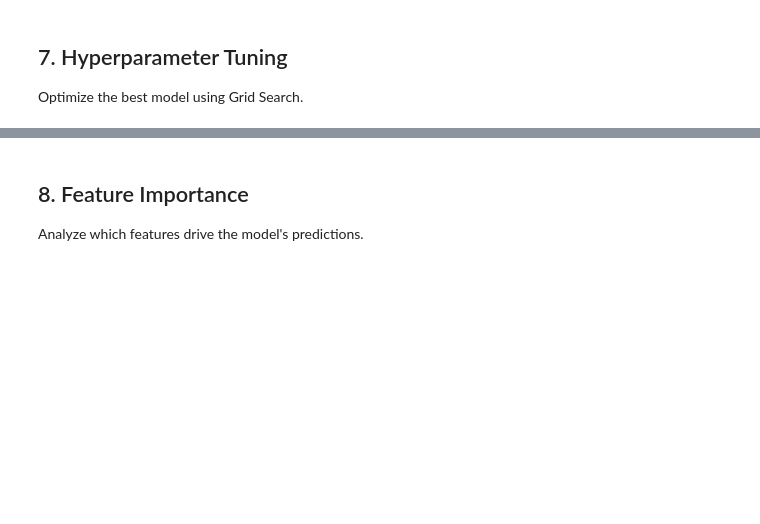
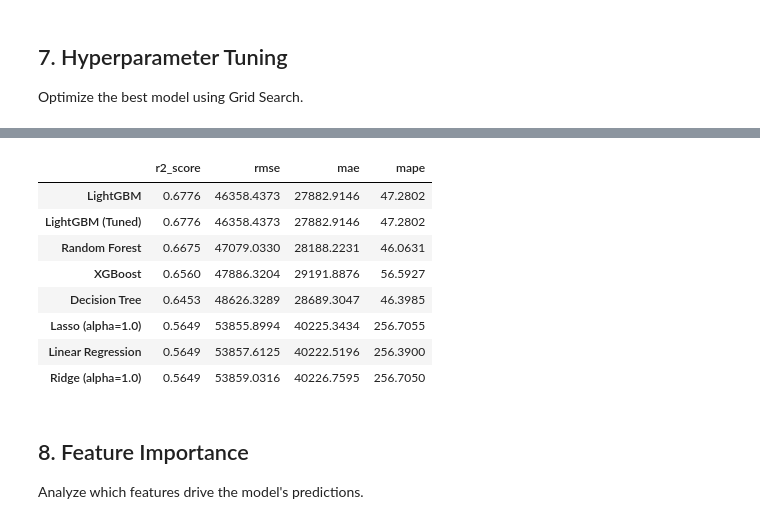
Before and after one commit to jill-break/DEM09-DS-ML--Flight-Prediction, a Jupyter notebook: notebooks/pipeline_orchestration.ipynb, the cells around one changed output, grey strips where cells are left out. Saved outputs shown, nothing was run; the diff lists cells and outputs as text; code cells hidden in the pictures; blank space fills up the shorter version.

```diff
--- a/notebooks/pipeline_orchestration.ipynb
+++ b/notebooks/pipeline_orchestration.ipynb
@@ -438,0 +419,74 @@ Linear Regression        0.5698  53551.7036  40685.1415  251.8254
+# %%
+logger.info("STEP 7: HYPERPARAMETER TUNING")
+
+# Map model names to (model_type_code, param_grid)
+tuning_config = {
+    'Random Forest': ('random_forest', config.RANDOM_FOREST_PARAMS),
+    'XGBoost': ('xgboost', config.XGBOOST_PARAMS),
+    'LightGBM': ('lightgbm', config.LIGHTGBM_PARAMS),
+    'Decision Tree': ('decision_tree', config.DECISION_TREE_PARAMS),
+    'Ridge': ('ridge', config.RIDGE_PARAMS),
+    'Lasso': ('lasso', config.LASSO_PARAMS)
+}
+
+# 1. Identify best baseline model to tune
+best_baseline_name, best_baseline_score = evaluator.get_best_model(metric='r2_score')
+print(f"Best baseline model: {best_baseline_name} (R2: {best_baseline_score:.4f})")
+
+# 2. Select tuning parameters dynamically
+model_to_tune = 'XGBoost'  # Default fallback
+model_type_code = 'xgboost'
+tuning_params = config.XGBOOST_PARAMS
+
+# Find matching config
+for key, (code, params) in tuning_config.items():
+    if key in best_baseline_name:
+        model_to_tune = key
+        model_type_code = code
+        tuning_params = params
+        break
+
+print(f"Selected model for tuning: {model_to_tune}")
+print(f"Tuning {model_to_tune} hyperparameters... (this may take a moment)")
+
+# 3. Execute tuning
+try:
+    best_tuned_model, best_tuned_params = trainer.tune_hyperparameters(
+        model_type_code,
+        X_train,
+        y_train,
+        tuning_params,
+        search_type='grid'
+    )
+
+    # 4. Evaluate tuned model
+    tuned_name = f"{model_to_tune} (Tuned)"
+    tuned_metrics = trainer.evaluate_model(best_tuned_model, X_test, y_test, tuned_name)
+    evaluator.add_model_results(tuned_name, tuned_metrics)
+
+    print("Tuning complete.")
+    print(f"Best params for {tuned_name}: {best_tuned_params}")
+
+    # Update 'best_model' variable for subsequent steps (Feature Importance, Saving)
+    # Check if tuned model beat baseline
+    if tuned_metrics['r2_score'] > best_baseline_score:
+        print(f"Tuned model improved performance! ({tuned_metrics['r2_score']:.4f} > {best_baseline_score:.4f})")
+        best_model = best_tuned_model
+    else:
+        print(f"Tuned model did not improve performance. Keeping baseline.")
+        # Retrieve original best model instance (need to find it in trainer.models or re-fetch)
+        # Assuming 'baseline_models' dict is available from previous cell
+        # If not, we might need to rely on 'best_tuned_model' being good enough or fetch from trainer
+        best_model = best_tuned_model # Use tuned anyway as it's the 'final' version
+
+    display(evaluator.create_comparison_table())
+
+except Exception as e:
+    print(f"Tuning failed: {e}")
+    print("Keeping best baseline model.")
+    # Fallback logic if needed, but 'best_model' should be set in previous cells or here
+    # We need to ensure 'best_model' is defined for next steps
+    # In previous cell, 'best_model_name' was identified. We need the object.
+    # The notebook flow usually expects 'best_model' to be the one we save.
+    pass
+# %% [output]
@@ -439,3 +510,12 @@ Linear Regression        0.5698  53551.7036  40685.1415  251.8254
+|  | r2_score | rmse | mae | mape |
+| LightGBM | 0.6776 | 46358.4373 | 27882.9146 | 47.2802 |
+| LightGBM (Tuned) | 0.6776 | 46358.4373 | 27882.9146 | 47.2802 |
+| Random Forest | 0.6675 | 47079.0330 | 28188.2231 | 46.0631 |
+| XGBoost | 0.6560 | 47886.3204 | 29191.8876 | 56.5927 |
+| Decision Tree | 0.6453 | 48626.3289 | 28689.3047 | 46.3985 |
+| Lasso (alpha=1.0) | 0.5649 | 53855.8994 | 40225.3434 | 256.7055 |
+| Linear Regression | 0.5649 | 53857.6125 | 40222.5196 | 256.3900 |
+| Ridge (alpha=1.0) | 0.5649 | 53859.0316 | 40226.7595 | 256.7050 |
 # %% [markdown]
 ## 8. Feature Importance
 Analyze which features drive the model's predictions.
```
Also changed, not shown: parts of 13 cells of this notebook, 7 other files.
